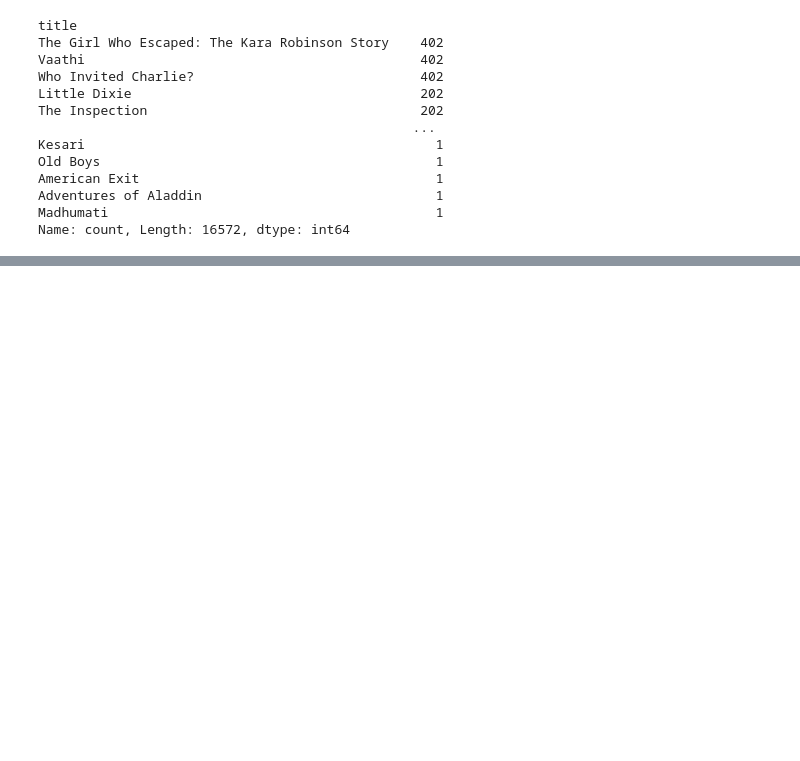
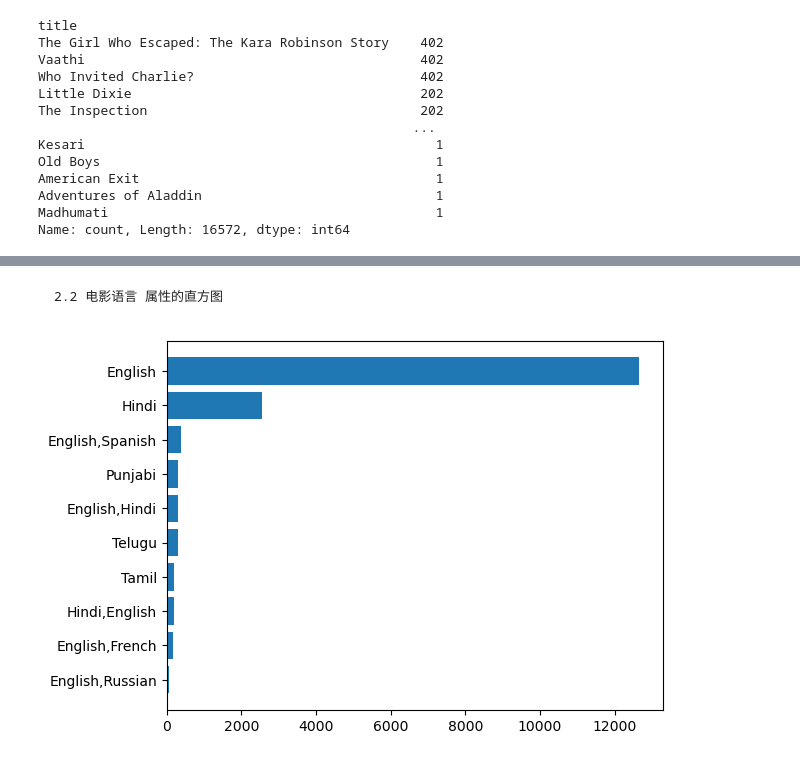
Before and after one commit to luosu2/datamining, a Jupyter notebook: movies_analysis.ipynb, the cells around one changed output, grey strips where cells are left out. Drawn from its saved outputs; the diff is of its cells as text; code cells hidden in the pictures; blank space fills up the shorter version.

```diff
--- a/movies_analysis.ipynb
+++ b/movies_analysis.ipynb
@@ -216,0 +282,8 @@ missing_values
+# %% [markdown]
+    2.2 电影语言 属性的直方图
+# %%
+lang_counts = movie['language'].value_counts().sort_values()[-10:]
+plt.barh(lang_counts.index,lang_counts.values)
+plt.show()
+# %% [output]
+[figure, added]
```
Also changed, not shown: parts of 22 cells of this notebook.
